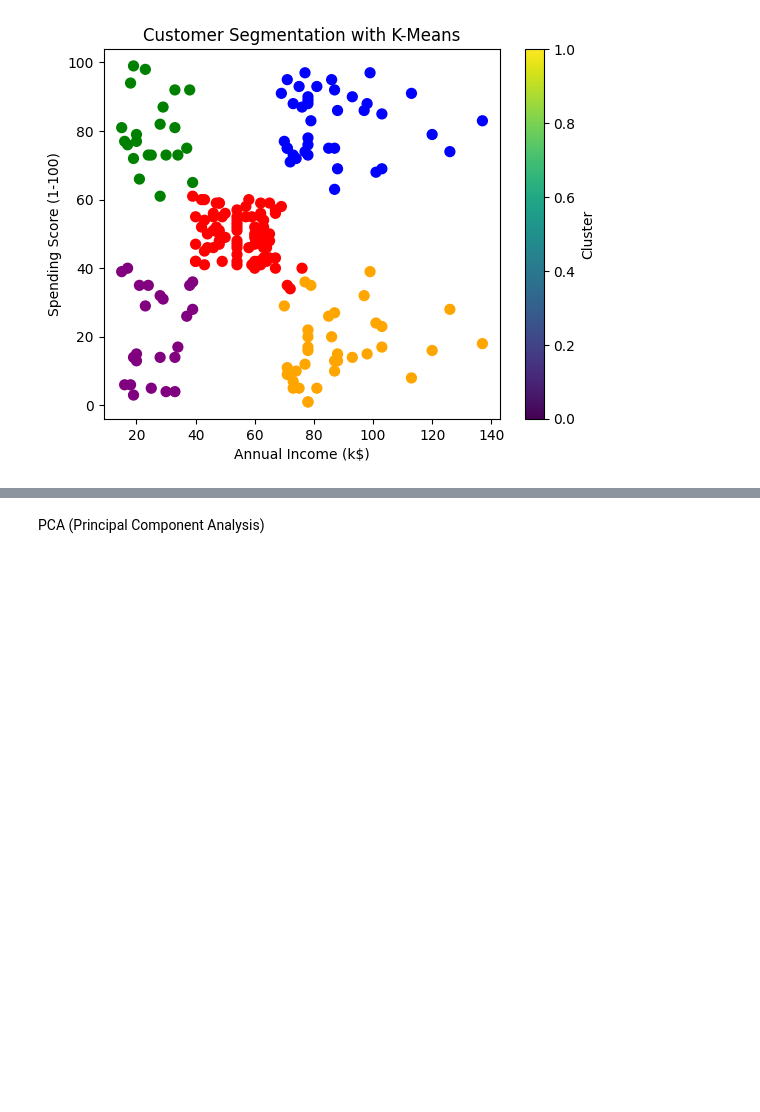
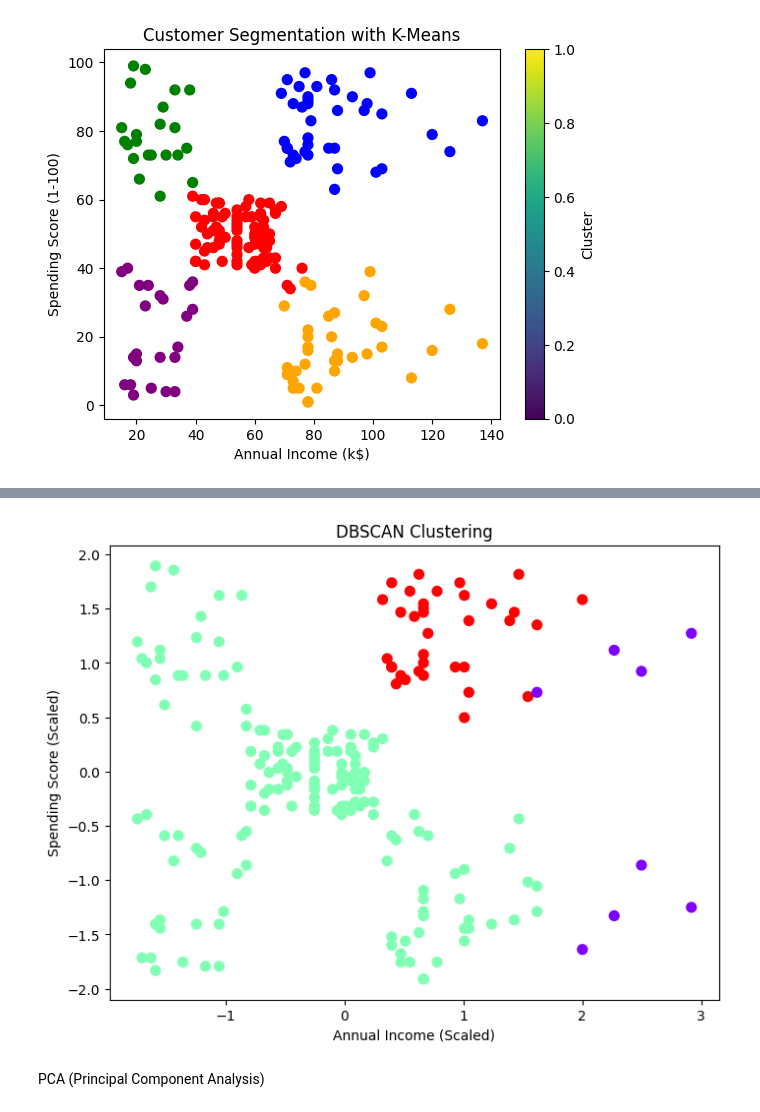
Before and after one commit to Fatemekm98/Boot-Camp, a Jupyter notebook: Unsupervised learning algorithms.ipynb, the cells around one changed output, grey strips where cells are left out. Cells and saved outputs as stored; diff of their text form; code cells hidden in the pictures; blank space fills up the shorter version.

```diff
--- a/Unsupervised learning algorithms.ipynb
+++ b/Unsupervised learning algorithms.ipynb
@@ -93,0 +96,31 @@ plt.show()
+# %%
+import pandas as pd
+import numpy as np
+from sklearn.cluster import DBSCAN
+from sklearn.preprocessing import StandardScaler
+import matplotlib.pyplot as plt
+
+
+# انتخاب ویژگی‌ها
+X = df[['Annual Income (k$)', 'Spending Score (1-100)']]
+
+# نرمال‌سازی داده‌ها
+scaler = StandardScaler()
+X_scaled = scaler.fit_transform(X)
+
+# اجرای DBSCAN
+dbscan = DBSCAN(eps=0.5, min_samples=5)
+clusters = dbscan.fit_predict(X_scaled)
+
+# اضافه کردن برچسب خوشه به دیتافریم
+df['Cluster'] = clusters
+
+# تعداد خوشه‌ها (به‌جز نویز)
+n_clusters = len(set(clusters)) - (1 if -1 in clusters else 0)
+print("تعداد خوشه‌ها:", n_clusters)
+
+# تعداد نقاط نویز
+print("تعداد نقاط نویز:", list(clusters).count(-1))
+
+# نمایش چند سطر اول
+print(df.head())
@@ -94,3 +143,18 @@ plt.show()
+# %%
+plt.figure(figsize=(8,6))
+plt.scatter(
+    X_scaled[:, 0],
+    X_scaled[:, 1],
+    c=clusters,
+    cmap='rainbow',
+    s=50
+)
+plt.xlabel('Annual Income (Scaled)')
+plt.ylabel('Spending Score (Scaled)')
+plt.title('DBSCAN Clustering')
+plt.show()
+# %% [output]
+[figure, added]
 # %% [markdown]
 PCA (Principal Component Analysis)
 # %% [markdown]
```
Also changed, not shown: parts of 2 cells of this notebook.
